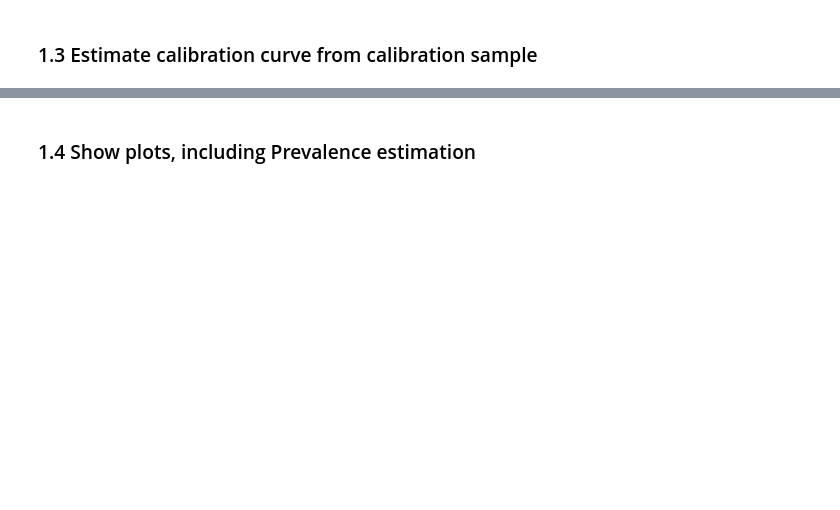
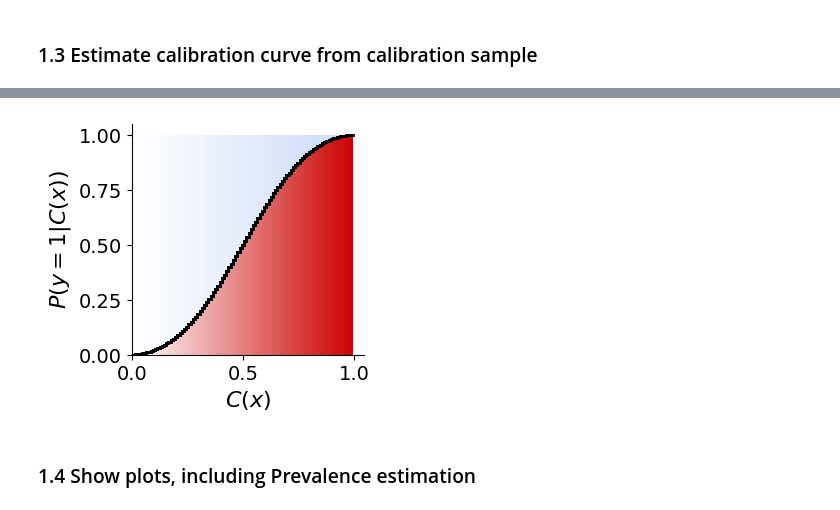
Before and after one commit to avalanchesiqi/pyquantifier, a Jupyter notebook: icwsm_tutorial/Alternate_Calibration_Curves.ipynb, the cells around one changed output, grey strips where cells are left out. Saved outputs shown, nothing was run; the diff lists cells and outputs as text; code cells hidden in the pictures; blank space fills up the shorter version.

```diff
--- a/icwsm_tutorial/Alternate_Calibration_Curves.ipynb
+++ b/icwsm_tutorial/Alternate_Calibration_Curves.ipynb
@@ -141,3 +137,7 @@ ps_calibration_curve = intrinsic_selected_dataset.calibration_curve
+# %%
+temperature_calibration_curve.plot()
+# %% [output]
+[figure, added]
 # %%
 intrinsic_selected_dataset.update_calibration_curve(method="mid piecewise linear")
 mid_piecewise_linear_calibration_curve = intrinsic_selected_dataset.calibration_curve
```
Also changed, not shown: parts of 7 cells of this notebook, 2 other files.
